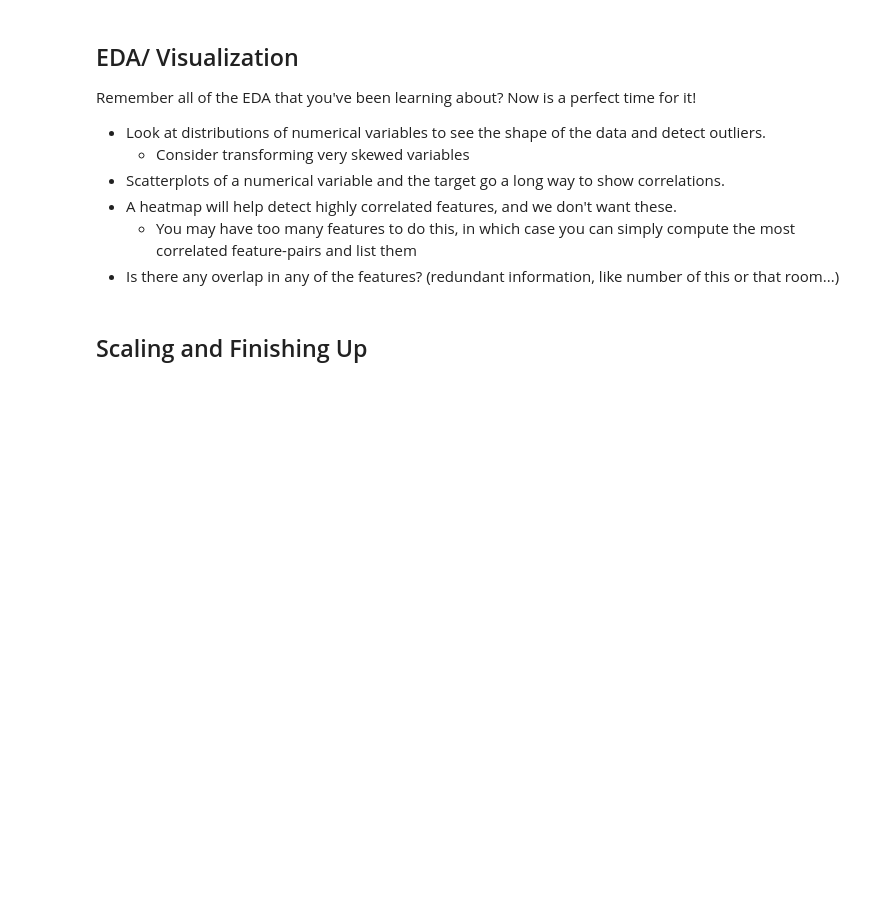
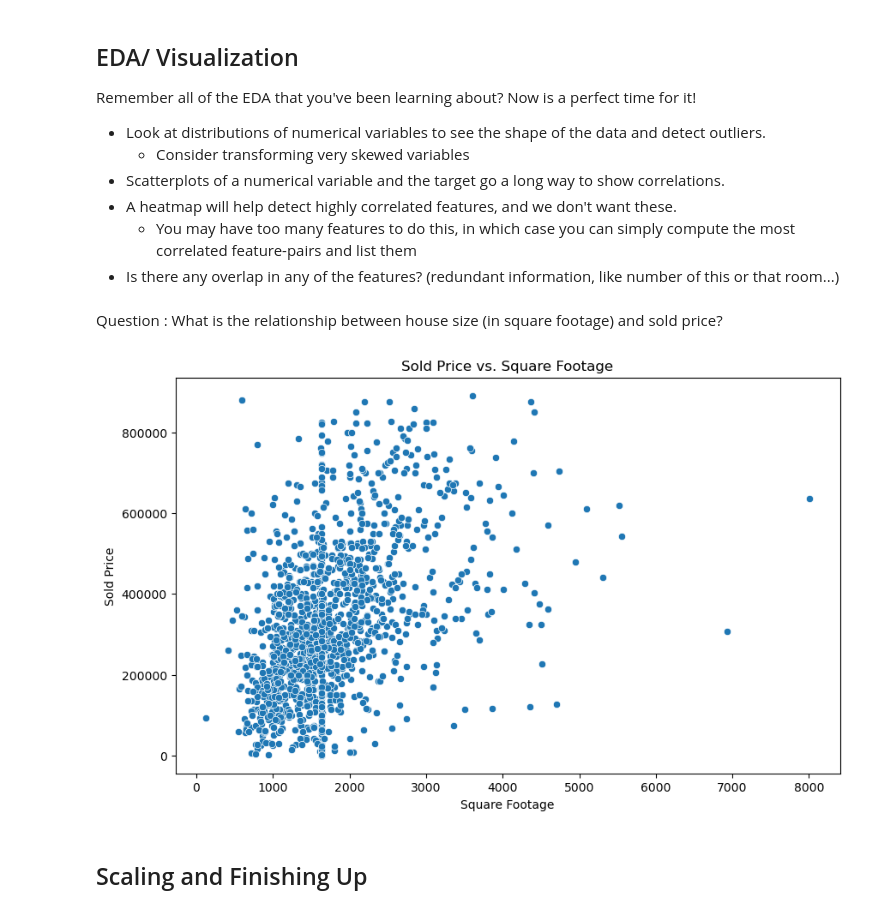
Before and after one commit to MehranBehzadi/Midterm-Project, a Jupyter notebook: notebooks/1 - EDA.ipynb, the cells around one changed output. Drawn from its saved outputs; the diff is of its cells as text; code cells hidden in the pictures; blank space fills up the shorter version.

Commit message:
EDA question 1

```diff
--- a/notebooks/1 - EDA.ipynb
+++ b/notebooks/1 - EDA.ipynb
@@ -450,3 +450,14 @@ Remember all of the EDA that you've been learning about?  Now is a perfect time
+# %% [markdown]
+Question : What is the relationship between house size (in square footage) and sold price?
+# %%
+plt.figure(figsize=(10, 6))
+sns.scatterplot(x=combined_df['sqft'], y=combined_df['sold_price'])
+plt.title('Sold Price vs. Square Footage')
+plt.xlabel('Square Footage')
+plt.ylabel('Sold Price')
+plt.show()
+# %% [output]
+[figure, added]
 # %% [markdown]
 ## Scaling and Finishing Up
 # %% [markdown]
```
Also changed, not shown: parts of 4 cells of this notebook, 1 other file.
